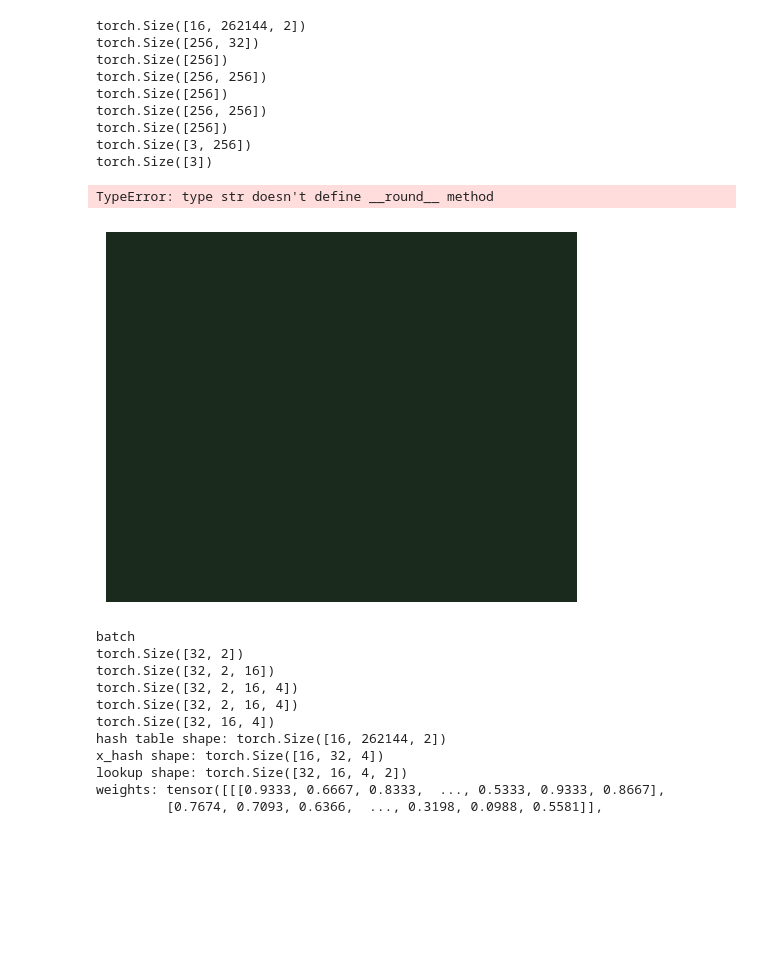
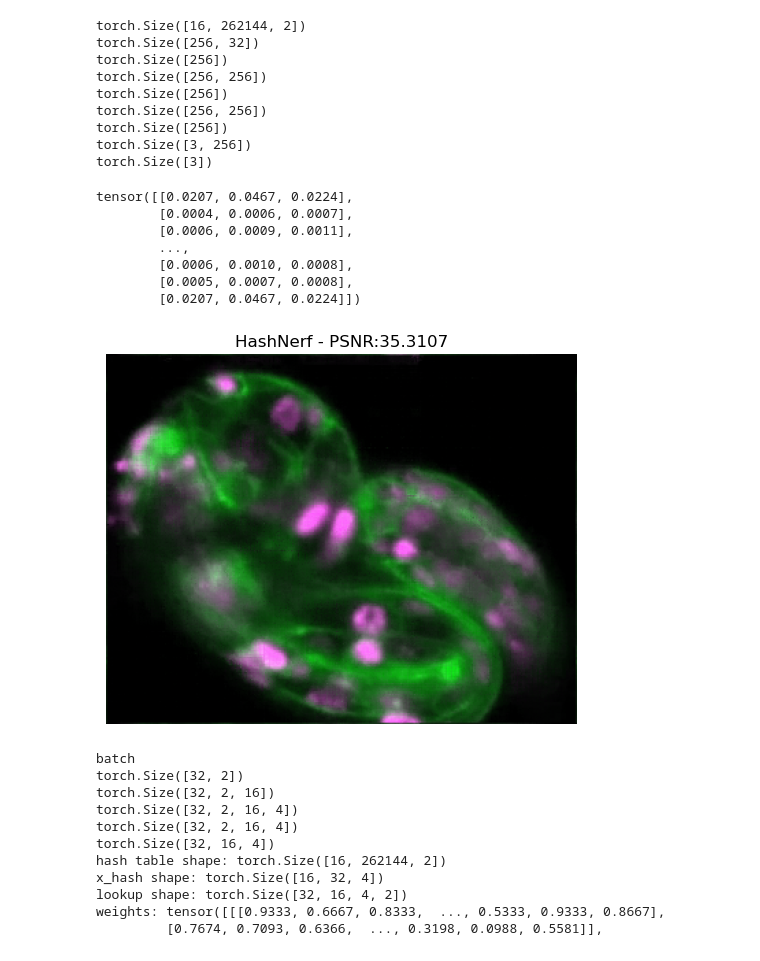
Before and after one commit to martinezdavid12/DMartinez_CILab, a Jupyter notebook: torch_hashNeRF/2D_hash_nerf.ipynb, the cells around one changed output. Saved outputs shown, nothing was run; the diff lists cells and outputs as text; code cells hidden in the pictures; blank space fills up the shorter version.

Commit message:
working hash_nerf

```diff
--- a/torch_hashNeRF/2D_hash_nerf.ipynb
+++ b/torch_hashNeRF/2D_hash_nerf.ipynb
@@ -247,8 +244,8 @@ for batch in iter(train_dataloader):
     pixels = batch[1]
     for i in range(0, len(coords)):
         frameShape = workingFrame.shape
-        row = int(coords[i][0] * 2000.0)
-        col = int(coords[i][1] * 2000.0)
+        row = int(coords[i][0] * (workingFrame.shape[0]-2))
+        col = int(coords[i][1] * (workingFrame.shape[1]-2))
         # No normalization
 
         pixel = pixels[i]
@@ -282,6 +280,6 @@ def saveModel(modelPointer, psnr_note=35, frameNumber=0):
 #initialize model
 model_0 = hashNerf(32, 128, 3)
 # %%
-lr1 = 0.001
+lr1 = 0.01
 loss_fn = torch.nn.MSELoss()
 optimizer = torch.optim.Adam(params=model_0.parameters(), lr=lr1, eps=10e-15)
@@ -288,7 +288,7 @@ optimizer = torch.optim.Adam(params=model_0.parameters(), lr=lr1, eps=10e-15)
 # %%
 # Training
 from tqdm import tqdm
-train_loader = DataLoader(training_data, batch_size=8192, shuffle=True)
+train_loader = DataLoader(training_data, batch_size=2**14, shuffle=True)
 batchCount = 0
 psnr_table = []
 savedAt25 = False
@@ -316,14 +316,16 @@ for epoch in tqdm(range(0,50)):
     if (savedAt25 == False) and (psnr >= 25):
         #saveModel(model_0, 25, 0)
         savedAt25 = True
-    elif (savedAt30 == False) and (psnr >= 30):
+    elif (savedAt30 == False) and (psnr >= 35):
         #saveModel(model_0, 30, 0)
         savedAt30 = True
         break
     if epoch % 1 == 0:
         print(f"Epoch: {epoch} | LR: {lr1} | Train loss: {loss} | PSNR: {psnr}")
+    """
     if epoch == 10:
         lr1 = lr1/10
     if epoch == 20:
         lr1 = lr1/2
+    """
 print('Training Finished')
@@ -374,19 +379,25 @@ reconstruction_input_matrix = torch.zeros(croppedVideo[100].shape[0], croppedVid
 #encode coordinates into debug matrix
 for i in range(0, x_test_T.shape[0]):
     for j in range(0, x_test_T.shape[1]):
-        reconstruction_input_matrix[i][j] = torch.as_tensor([i,j]).type(torch.float64)
+        reconstruction_input_matrix[i][j] = torch.as_tensor([i/(workingFrame.shape[0]-1),j/(workingFrame.shape[1]-1)]).type(torch.float64)
 reconstruction_input_matrix = torch.flatten(reconstruction_input_matrix, 0, 1)
 # %%
 model_0.eval()
 with torch.inference_mode():
     reconstruction = model_0(reconstruction_input_matrix).cpu()
     plt.imshow(reconstruction.reshape((croppedVideo[100].shape[0], croppedVideo[100].shape[1],3)))
     plt.axis(False)
-    plt.title("HashNerf - PSNR:"+ round(str(psnr_table[-1]), 4))
+    plt.title("HashNerf - PSNR:"+ str(round(psnr_table[-1], 4)))
     print(reconstruction)
 # %% [output]
-TypeError: type str doesn't define __round__ method
+tensor([[0.0207, 0.0467, 0.0224],
+        [0.0004, 0.0006, 0.0007],
+        [0.0006, 0.0009, 0.0011],
+        ...,
+        [0.0006, 0.0010, 0.0008],
+        [0.0005, 0.0007, 0.0008],
+        [0.0207, 0.0467, 0.0224]])
-[figure, old version]
+[figure, new version]
 # %%
 b = np.exp((np.log(512) - np.log(16)) / (16 - 1))
 #print(b)
```
Also changed, not shown: parts of 9 cells of this notebook.
